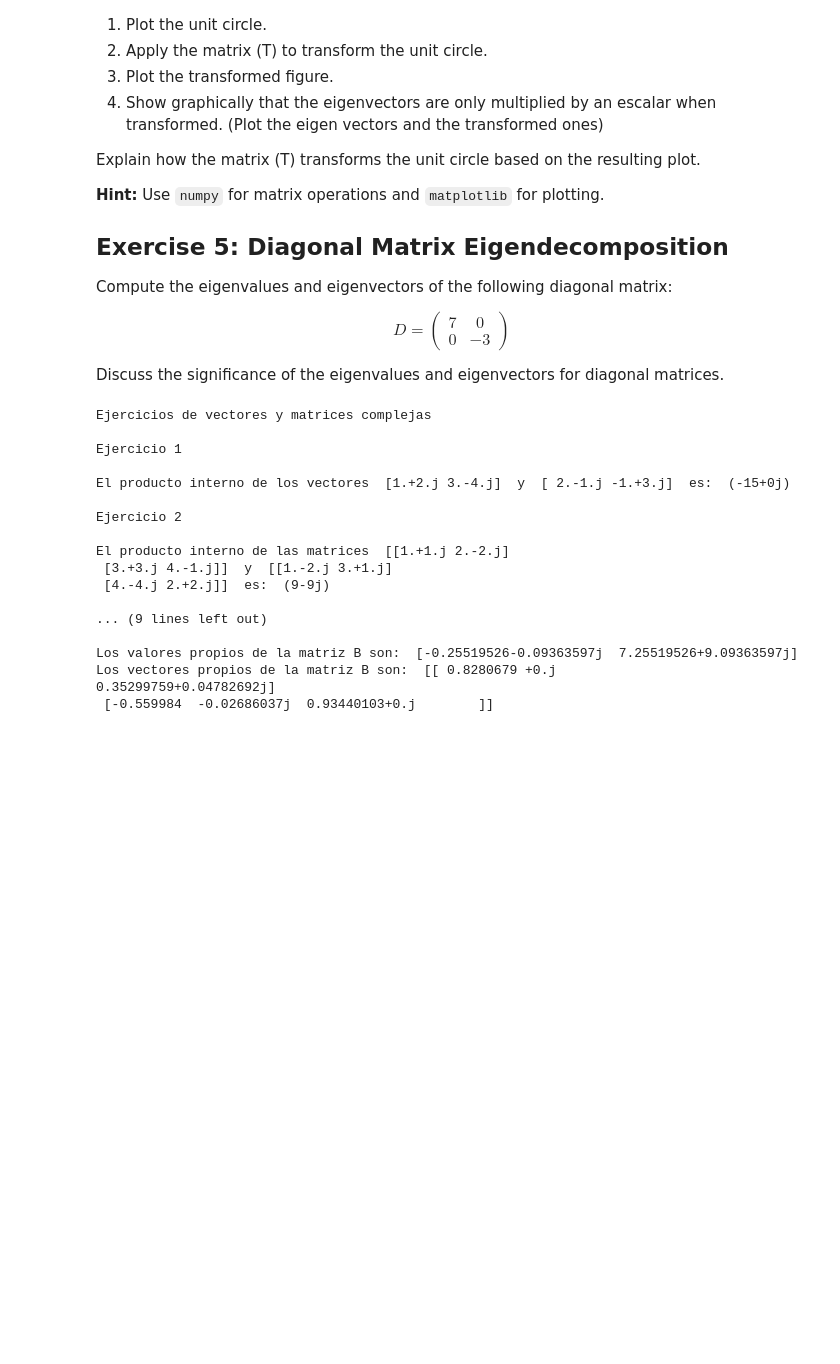
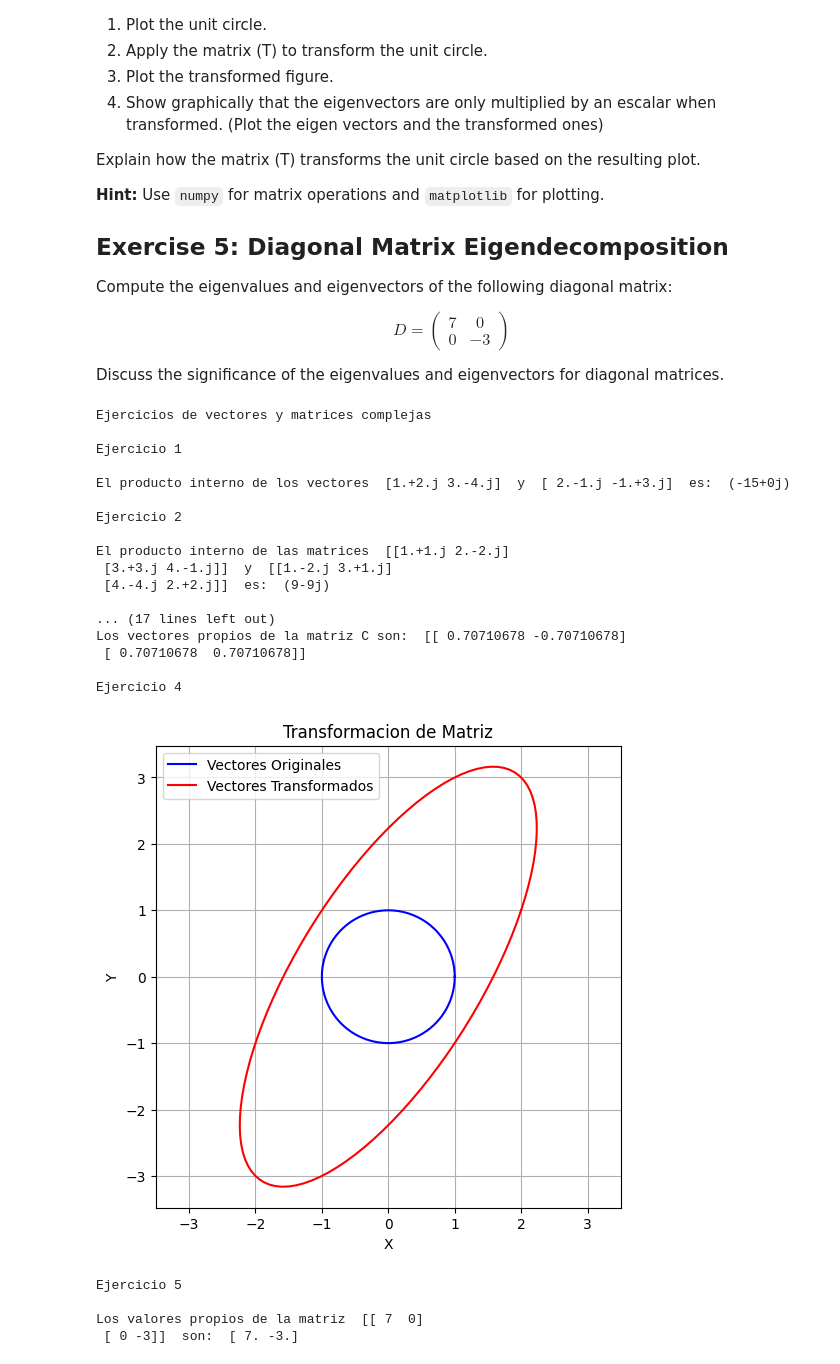
Before and after one commit to juanandres003/CNYT-JAAB, a Jupyter notebook: Primer Tercio/Taller espacios vectoriales/TallerEsp.Vect-ProdInterno-VectoPropios.ipynb, the cells around one changed output. Saved outputs shown, nothing was run; the diff lists cells and outputs as text; code cells hidden in the pictures; blank space fills up the shorter version.

```diff
--- a/Primer Tercio/Taller espacios vectoriales/TallerEsp.Vect-ProdInterno-VectoPropios.ipynb
+++ b/Primer Tercio/Taller espacios vectoriales/TallerEsp.Vect-ProdInterno-VectoPropios.ipynb
@@ -269,6 +269,7 @@ $$
 Discuss the significance of the eigenvalues and eigenvectors for diagonal matrices.
 # %%
 import numpy as np
+import matplotlib.pyplot as plt
 
 print("Ejercicios de vectores y matrices complejas\n")
 
@@ -308,34 +309,73 @@ B = np.array([[1+2j, 2+3j], [4+5j, 6+7j]])
 
 eigenvalues, eigenvectors = np.linalg.eig(B)
 
 print("Los valores propios de la matriz B son: ", eigenvalues)
 print("Los vectores propios de la matriz B son: ", eigenvectors)
 
 print("\nEjercicio 3\n")
 
 C = np.array([[5, 4], [4, 5]])
 
 eigenvalues, eigenvectors = np.linalg.eig(C)
 
 print("Los valores propios de la matriz C son: ", eigenvalues)
 print("Los vectores propios de la matriz C son: ", eigenvectors)
 
 print("\nEjercicio 4\n")
+
+T = np.array([[2, 1], [1, 3]])
+
+# Grafica el circulo unitario
+
+theta = np.linspace(0, 2*np.pi, 100)
+vectors = np.array([np.cos(theta), np.sin(theta)])
+
+# Aplica la transformacion
+
+transformed_vectors = T.dot(vectors)
+
+# Grafica
+
+plt.figure(figsize=(6,6))
+plt.plot(vectors[0], vectors[1], 'b', label='Vectores Originales')  # Original vectors
+plt.plot(transformed_vectors[0], transformed_vectors[1], 'r', label='Vectores Transformados')  # Transformed vectors
+plt.axis('equal')
+plt.legend()
+plt.title('Transformacion de Matriz')
+plt.xlabel('X')
+plt.ylabel('Y')
+
+plt.grid(True)
+
+plt.show()
+
+print("\nEjercicio 5\n")
+
+D = np.array([[7, 0], [0, -3]])
+
+eigenvalues, eigenvectors = np.linalg.eig(D)
+
+print("Los valores propios de la matriz ", D, " son: ", eigenvalues)
 # %% [output]
 Ejercicios de vectores y matrices complejas
 
 Ejercicio 1
 
 El producto interno de los vectores  [1.+2.j 3.-4.j]  y  [ 2.-1.j -1.+3.j]  es:  (-15+0j)
 
 Ejercicio 2
 
 El producto interno de las matrices  [[1.+1.j 2.-2.j]
  [3.+3.j 4.-1.j]]  y  [[1.-2.j 3.+1.j]
  [4.-4.j 2.+2.j]]  es:  (9-9j)
 
-... (9 lines left out)
+... (17 lines left out)
+Los vectores propios de la matriz C son:  [[ 0.70710678 -0.70710678]
+ [ 0.70710678  0.70710678]]
 
-Los valores propios de la matriz B son:  [-0.25519526-0.09363597j  7.25519526+9.09363597j]
-Los vectores propios de la matriz B son:  [[ 0.8280679 +0.j          0.35299759+0.04782692j]
- [-0.559984  -0.02686037j  0.93440103+0.j        ]]
+Ejercicio 4
+[figure, added]
+Ejercicio 5
+
+Los valores propios de la matriz  [[ 7  0]
+ [ 0 -3]]  son:  [ 7. -3.]
```
